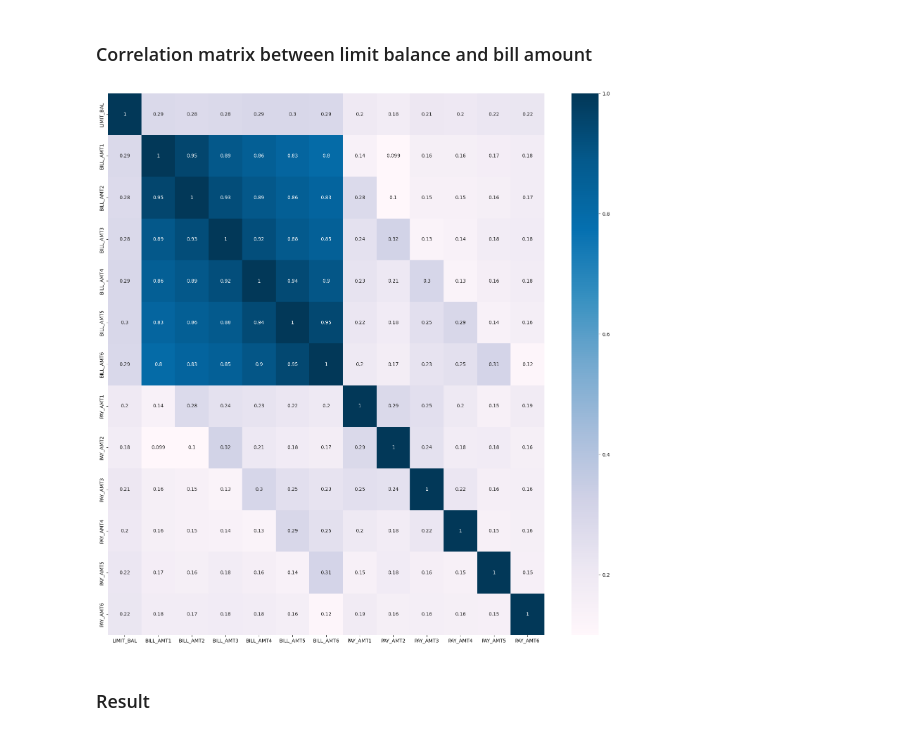
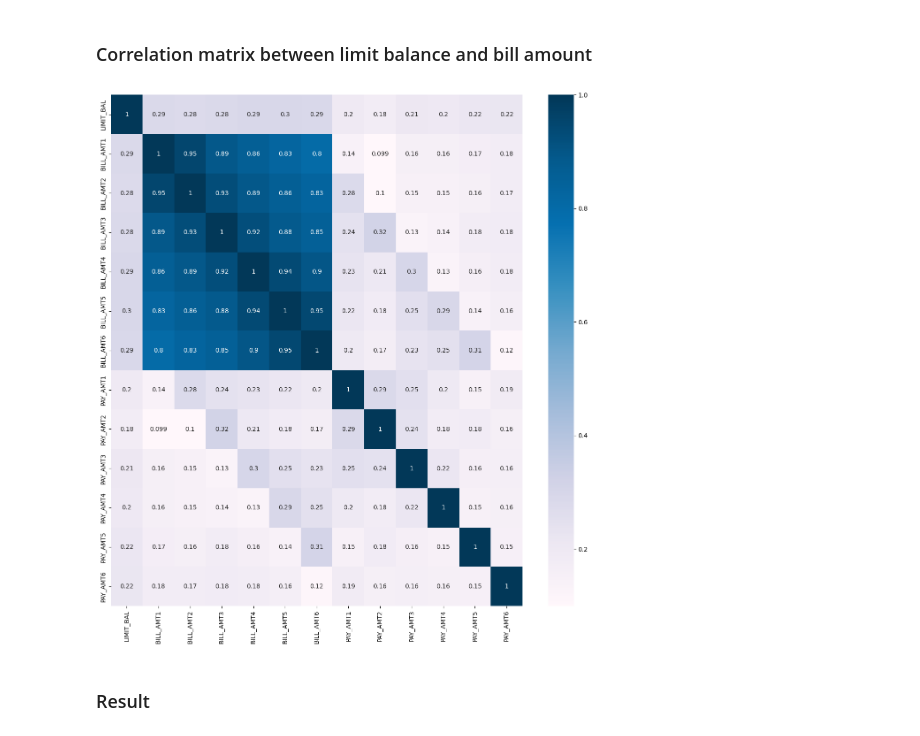
Before and after one commit to hoangphu7122002/vdtFirstProject, a Jupyter notebook: data selection.ipynb, the cells around one changed output. Cells and saved outputs as stored; diff of their text form; code cells hidden in the pictures.

```diff
--- a/data selection.ipynb
+++ b/data selection.ipynb
@@ -53,8 +53,12 @@ max         79.000000
 Name: AGE, dtype: float64
 # %%
 # cutting age into 4 groups
-df['AGE_GROUP'] = pd.cut(df['AGE'], bins=[20, 30, 40, 50, 60, 70, 80], labels=['2x', '3x', '4x', '5x', '6x', '7x'])
-df['AGE_GROUP'].value_counts()
+df["AGE_GROUP"] = pd.cut(
+    df["AGE"],
+    bins=[20, 30, 40, 50, 60, 70, 80],
+    labels=["2x", "3x", "4x", "5x", "6x", "7x"],
+)
+df["AGE_GROUP"].value_counts()
 # %% [output]
 2x    11013
 3x    10713
@@ -81,13 +85,34 @@ Index(['LIMIT_BAL', 'SEX', 'EDUCATION', 'MARRIAGE', 'AGE', 'PAY_0', 'PAY_2',
        'default payment next month', 'AGE_GROUP'],
       dtype='object')
 # %%
-categorical_features = ['SEX', 'EDUCATION', 'MARRIAGE', 'AGE_GROUP', 'PAY_0',
-                        'PAY_2', 'PAY_3', 'PAY_4', 'PAY_5',
-                        'PAY_6', ]
+categorical_features = [
+    "SEX",
+    "EDUCATION",
+    "MARRIAGE",
+    "AGE_GROUP",
+    "PAY_0",
+    "PAY_2",
+    "PAY_3",
+    "PAY_4",
+    "PAY_5",
+    "PAY_6",
+]
 
-numerical_features = ['LIMIT_BAL', 'BILL_AMT1', 'BILL_AMT2', 'BILL_AMT3', 'BILL_AMT4',
-                        'BILL_AMT5', 'BILL_AMT6', 'PAY_AMT1', 'PAY_AMT2', 'PAY_AMT3',
-                        'PAY_AMT4', 'PAY_AMT5', 'PAY_AMT6']
+numerical_features = [
+    "LIMIT_BAL",
+    "BILL_AMT1",
+    "BILL_AMT2",
+    "BILL_AMT3",
+    "BILL_AMT4",
+    "BILL_AMT5",
+    "BILL_AMT6",
+    "PAY_AMT1",
+    "PAY_AMT2",
+    "PAY_AMT3",
+    "PAY_AMT4",
+    "PAY_AMT5",
+    "PAY_AMT6",
+]
 
 target_col = "default payment next month"
 # %%
@@ -280,17 +393,17 @@ selected_features_from_tree
 # %%
 X_cor = X_num_scaled.copy()
 
 # Set figure size
-plt.figure(figsize=(20,20))
+plt.figure(figsize=(15,15))
 
 # Calculate correlation matrix
 cor = X_cor.corr()
 
 # Plot the correlation matrix
 sns.heatmap(cor, annot=True, cmap=plt.cm.PuBu)
 plt.show()
 # %% [output]
-[figure, old version]
+[figure, new version]
 # %% [markdown]
 ### Result
 # %%
```
Also changed, not shown: parts of 11 cells of this notebook.
